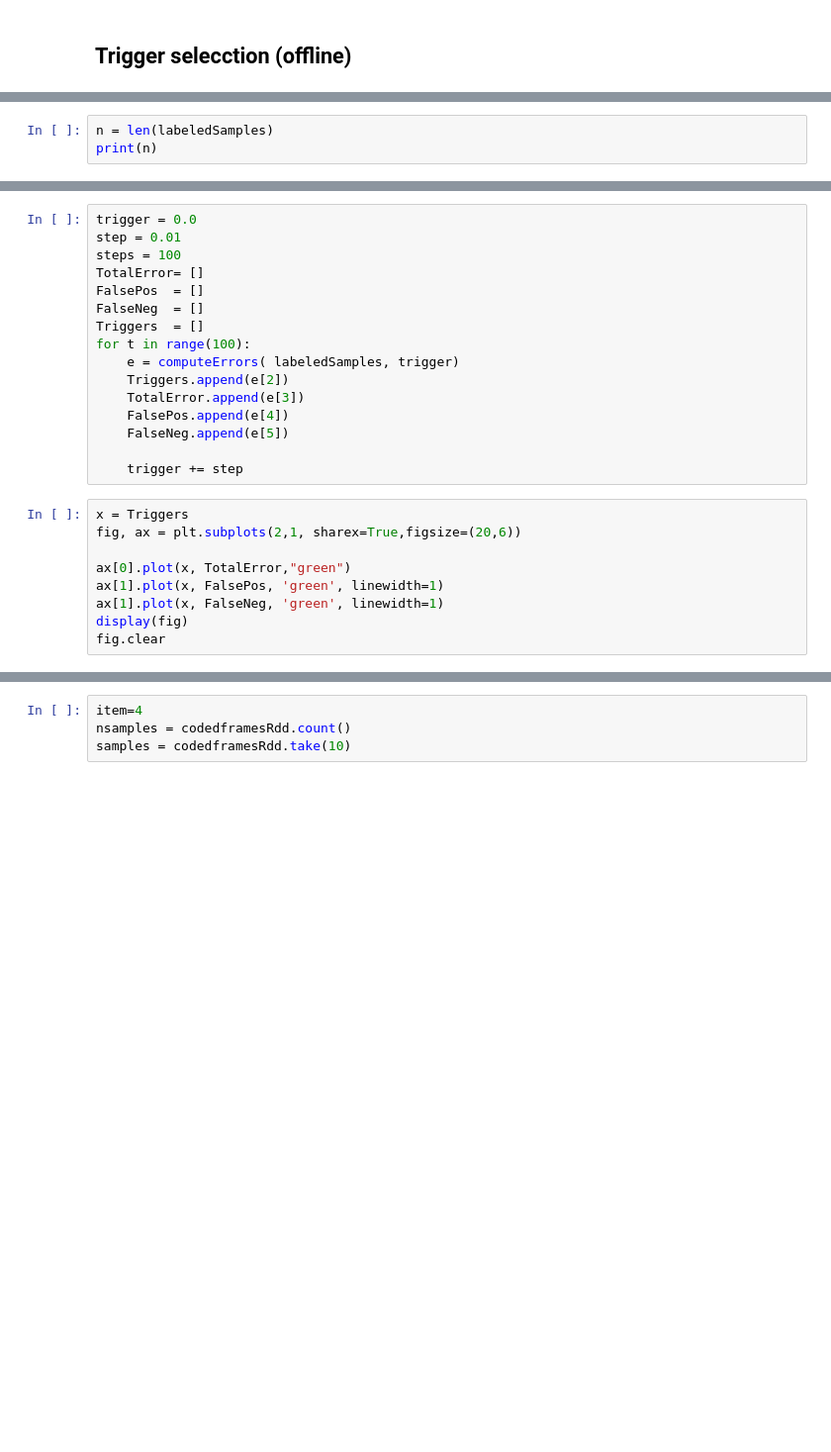
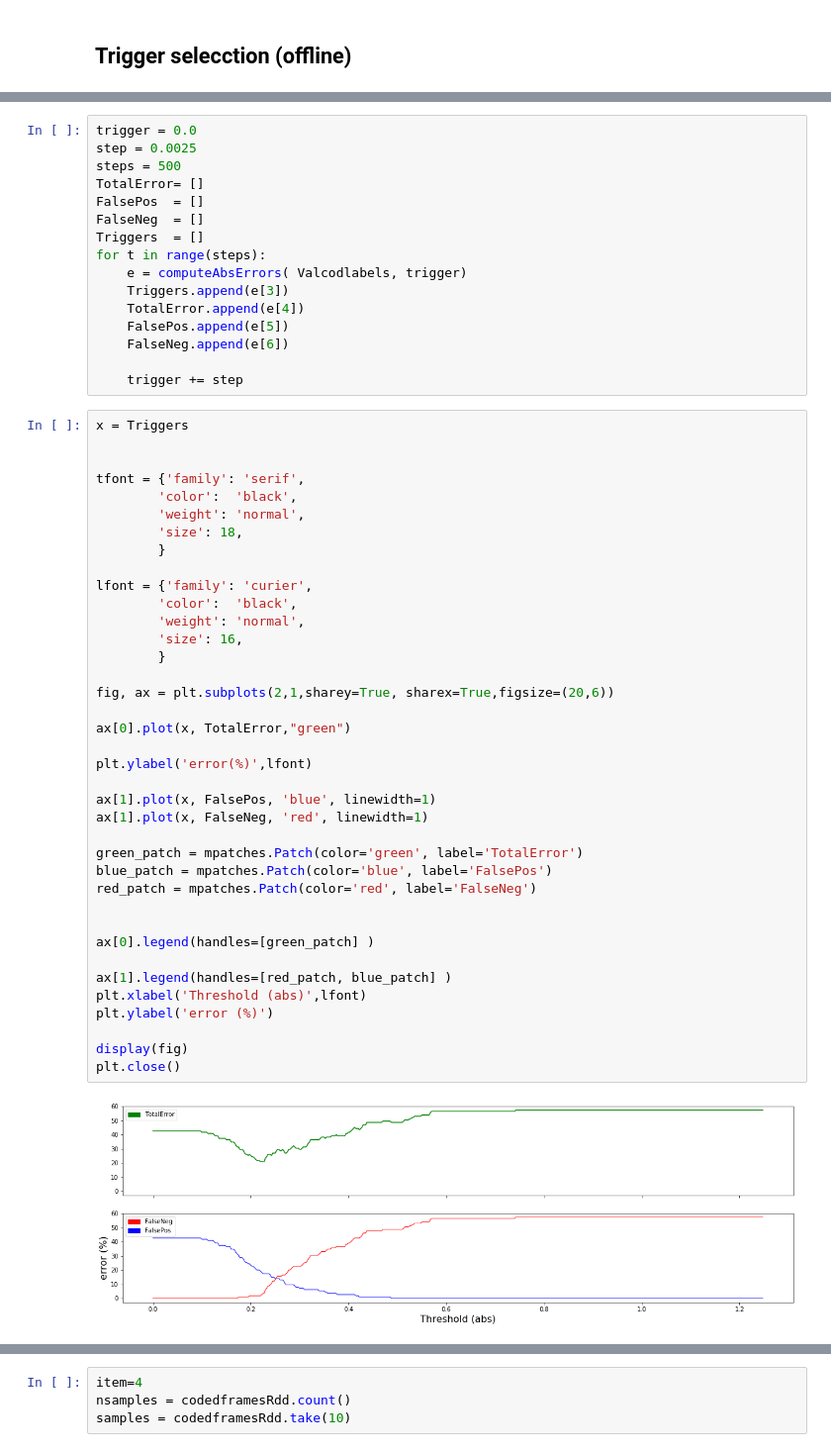
Before and after one commit to fxofxo/AnomalyDetecction, a Jupyter notebook: notebooks/ecg-graphs-codedFrames.ipynb, the cells around one changed output, grey strips where cells are left out. Shown: that part at 99% size. Cells and saved outputs as stored; diff of their text form; blank space fills up the shorter version.

```diff
--- a/notebooks/ecg-graphs-codedFrames.ipynb
+++ b/notebooks/ecg-graphs-codedFrames.ipynb
@@ -61,4 +101 @@ labeledSamples[0][4]
-# %%
-n = len(labeledSamples)
-print(n)
 # %%
@@ -85,25 +125,56 @@ computeErrors(labeledSamples, 0.15)
 # %%
 trigger = 0.0
-step = 0.01
-steps = 100
+step = 0.0025
+steps = 500
 TotalError= []
 FalsePos  = []
 FalseNeg  = []
 Triggers  = []
-for t in range(100):
-    e = computeErrors( labeledSamples, trigger)
-    Triggers.append(e[2])
-    TotalError.append(e[3])
-    FalsePos.append(e[4])
-    FalseNeg.append(e[5])
+for t in range(steps):
+    e = computeAbsErrors( Valcodlabels, trigger)
+    Triggers.append(e[3])
+    TotalError.append(e[4])
+    FalsePos.append(e[5])
+    FalseNeg.append(e[6])
 
     trigger += step
 # %%
 x = Triggers
-fig, ax = plt.subplots(2,1, sharex=True,figsize=(20,6))
+
+
+tfont = {'family': 'serif',
+        'color':  'black',
+        'weight': 'normal',
+        'size': 18,
+        }
+
+lfont = {'family': 'curier',
+        'color':  'black',
+        'weight': 'normal',
+        'size': 16,
+        }
+
+fig, ax = plt.subplots(2,1,sharey=True, sharex=True,figsize=(20,6))
 
 ax[0].plot(x, TotalError,"green")
-ax[1].plot(x, FalsePos, 'green', linewidth=1)
-ax[1].plot(x, FalseNeg, 'green', linewidth=1)
+
+plt.ylabel('error(%)',lfont)
+
+ax[1].plot(x, FalsePos, 'blue', linewidth=1)
+ax[1].plot(x, FalseNeg, 'red', linewidth=1)
+
+green_patch = mpatches.Patch(color='green', label='TotalError')
+blue_patch = mpatches.Patch(color='blue', label='FalsePos')
+red_patch = mpatches.Patch(color='red', label='FalseNeg')
+
+
+ax[0].legend(handles=[green_patch] )
+
+ax[1].legend(handles=[red_patch, blue_patch] )
+plt.xlabel('Threshold (abs)',lfont)
+plt.ylabel('error (%)')
+
 display(fig)
-fig.clear
+plt.close()
+# %% [output]
+[figure, added]
```
Also changed, not shown: parts of 36 cells of this notebook, 17 other files.
